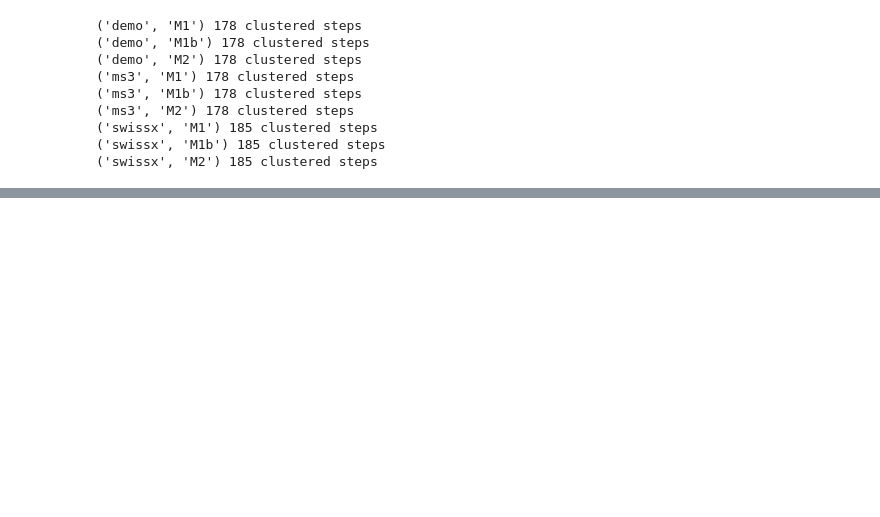
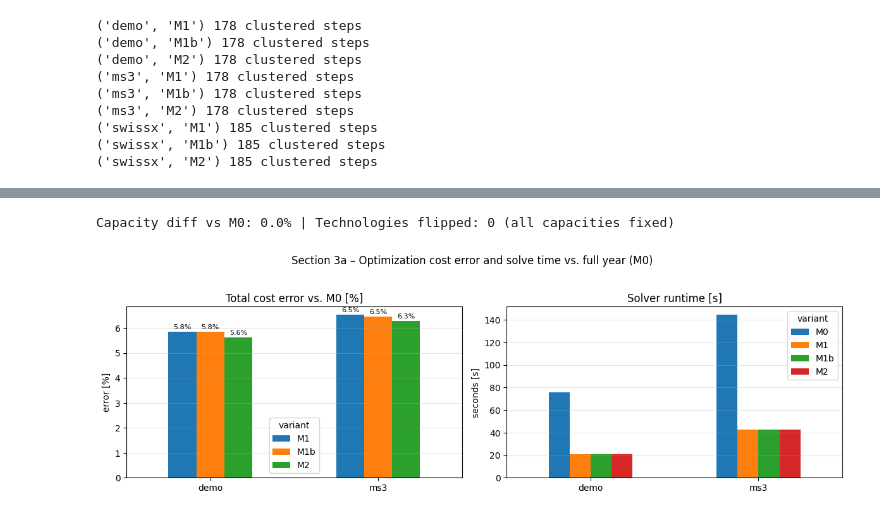
Before and after one commit to uesl-empa/ehubx, a Jupyter notebook: docs/dev/rom_clustering_investigation/notebooks/E0_baseline.ipynb, the cells around one changed output, grey strips where cells are left out. Cells and saved outputs as stored; diff of their text form; code cells hidden in the pictures; blank space fills up the shorter version.

```diff
--- a/docs/dev/rom_clustering_investigation/notebooks/E0_baseline.ipynb
+++ b/docs/dev/rom_clustering_investigation/notebooks/E0_baseline.ipynb
@@ -150,12 +138,0 @@ plt.tight_layout()
-# %%
-cmp = []
-for c in ("demo", "ms3"):
-    for v in VARS:
-        r = red[(c, v)]
-        row = {"case": c, "variant": v}
-        if "error" in r:
-            row["error"] = r["error"]
-        else:
-            row.update(num_ts=r["num_ts"], **rl.solution_compare(full[c], r))
-        cmp.append(row)
-pd.DataFrame(cmp)
@@ -170,7 +138,0 @@ pd.DataFrame(cmp)
-# %%
-for c in ("demo", "ms3"):
-    runs = {"M0": full[c], **{v: red[(c, v)] for v in VARS if "error" not in red[(c, v)]}}
-    print(f"== {c}: capacities"); display(rl.cap_table(runs))
-    ft = rl.flow_table(runs)
-    rel = ft.drop(columns="M0").div(ft["M0"].where(ft["M0"].abs() > 1e-9), axis=0) - 1
-    print(f"== {c}: weighted import/export/shedding totals, relative to M0"); display(rel)
@@ -213,0 +151,27 @@ for c in ("demo", "ms3"):
+# %%
+cmp = []
+for c in ("demo", "ms3"):
+    for v in VARS:
+        r = red[(c, v)]
+        cmp.append({"case": c, "variant": v, **rl.solution_compare(full[c], r)})
+cmp_df = pd.DataFrame(cmp)
+fig, axes = plt.subplots(1, 2, figsize=(12, 3.8))
+obj_pt = cmp_df.assign(err=lambda x: x["obj_err"] * 100).pivot(index="case", columns="variant", values="err")[VARS]
+obj_pt.plot.bar(ax=axes[0], rot=0)
+axes[0].axhline(0, color="k", lw=0.8)
+axes[0].set_title("Total cost error vs. M0 [%]"); axes[0].set_ylabel("error [%]"); axes[0].set_xlabel("")
+axes[0].grid(axis="y", alpha=0.3)
+for container in axes[0].containers:
+    axes[0].bar_label(container, fmt="%.1f%%", fontsize=8, padding=2)
+time_rows = [{"case": c, "variant": "M0", "secs_solve": full[c]["secs_solve"]} for c in ("demo", "ms3")]
+time_df = pd.concat([pd.DataFrame(time_rows), cmp_df[["case", "variant", "secs_solve"]]], ignore_index=True)
+time_pt = time_df.pivot(index="case", columns="variant", values="secs_solve")[["M0"] + VARS]
+time_pt.plot.bar(ax=axes[1], rot=0)
+axes[1].set_title("Solver runtime [s]"); axes[1].set_ylabel("seconds [s]"); axes[1].set_xlabel("")
+axes[1].grid(axis="y", alpha=0.3)
+fig.suptitle("Section 3a – Optimization cost error and solve time vs. full year (M0)", y=1.03)
+plt.tight_layout()
+print(f"Capacity diff vs M0: {cmp_df['cap_abs_diff_rel'].max():.1%} | Technologies flipped: {int(cmp_df['techs_flipped'].max())} (all capacities fixed)")
+# %% [output]
+Capacity diff vs M0: 0.0% | Technologies flipped: 0 (all capacities fixed)
+[figure, added]
```
Also changed, not shown: parts of 23 cells of this notebook, 4 other files.
